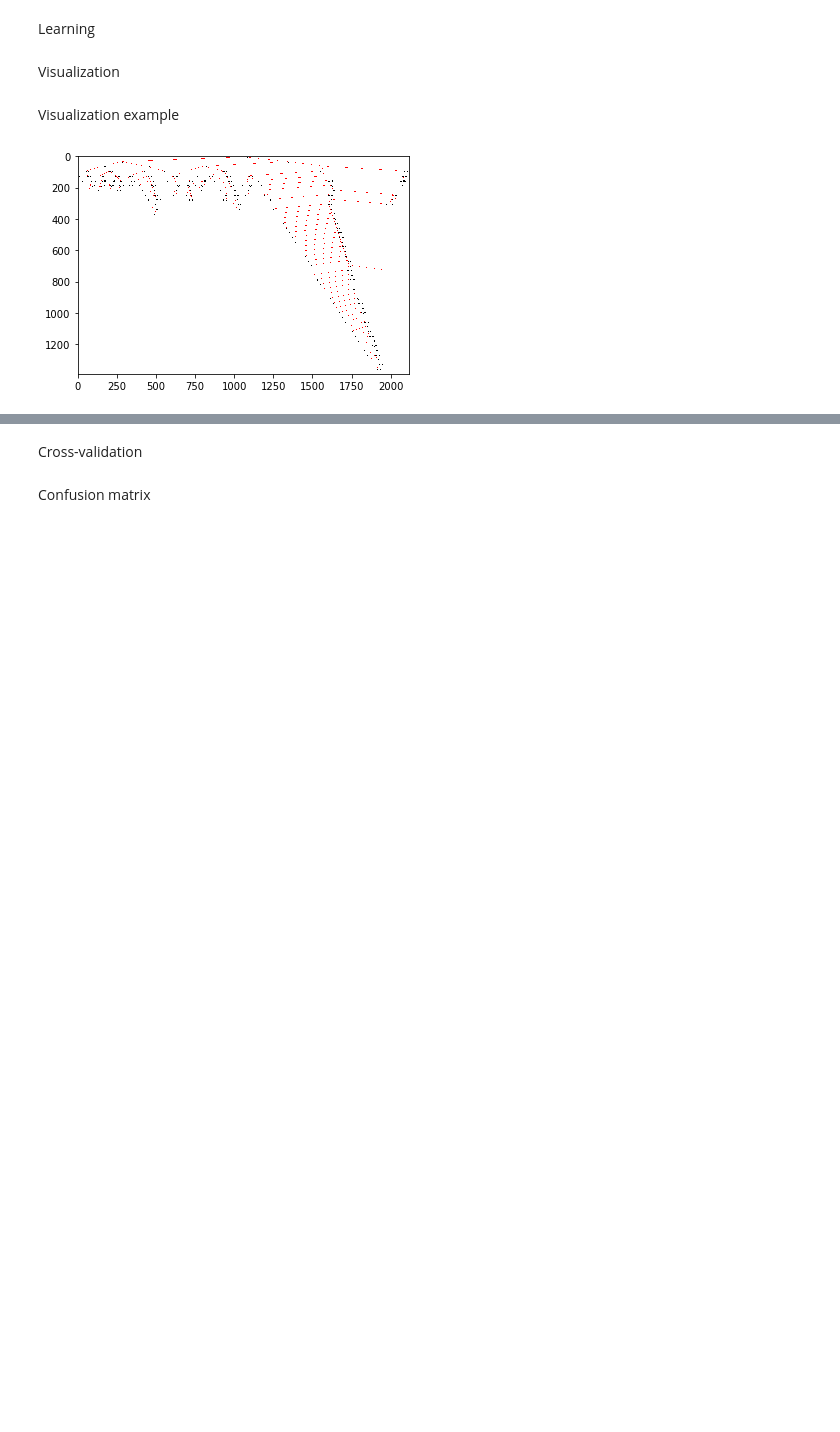
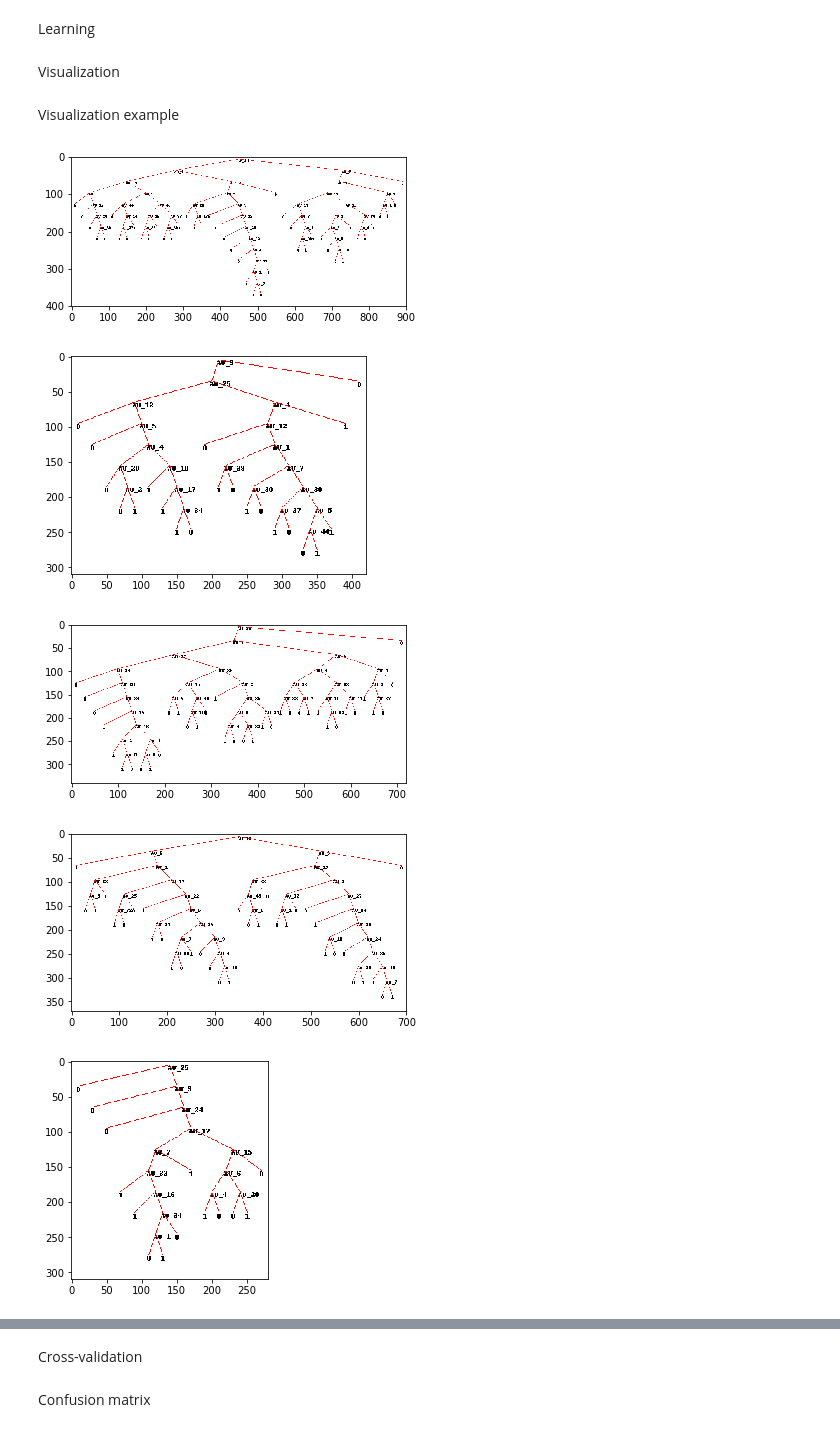
Before and after one commit to Mylak1995/DecisionTree, a Jupyter notebook: notebook/DecisionTree.ipynb, the cells around one changed output, grey strips where cells are left out. Cells and saved outputs as stored; diff of their text form; code cells hidden in the pictures; blank space fills up the shorter version.

Commit message:
Visualisations for all trees done TODO: export to .mat

```diff
--- a/notebook/DecisionTree.ipynb
+++ b/notebook/DecisionTree.ipynb
@@ -234,7 +234,7 @@ def draw_tree(draw, node, x, y):
         draw_tree(draw, node.kids[0], left+wf/2, y+30)
         draw_tree(draw, node.kids[1], right-wt/2, y+30)
 
-def visualize_tree(tree,filename='tree.jpg'):
+def visualize_tree(tree: object, filename: object = 'tree.jpg') -> object:
     w = tree_width(tree) * 20
     h = tree_height(tree) * 30 + 10
     img = Image.new('RGB', (w,h), (255,255,255))
@@ -248,12 +248,20 @@ Visualization example
 # %%
 # NOTE: the visualization is saved to tree.jpg file in the directory where this notebook is,
 #       it has bigger size
 if __name__ == '__main__':
-    emotion = 'anger'
-    examples, targets = load_clean_data()
-    binary_targets = to_binary_targets(targets, emotion)
-    attributes = np.array(['AU_' + str(x+1) for x in range(examples.shape[1])])
-    tree = decision_tree_learning(examples, attributes, binary_targets)
-    visualize_tree(tree)
+    thresholds=[0.04,0.07,0.05,0.05,0.07,0.04]
+    #thresholds=[0,0,0,0,0,0,0]
+    for i in range(6):
+        label=i+1
+        emotion = label_to_string(label)
+        examples, targets = load_clean_data()
+        binary_targets = to_binary_targets(targets, emotion)
+        attributes = np.array(['AU_' + str(x+1) for x in range(examples.shape[1])])
+        tree = decision_tree_learning(examples, attributes, binary_targets,threshold=thresholds[i])
+        visualize_tree(tree,'tree_'+label_to_string(i+1)+'.jpg')
 # %% [output]
-[figure, old version]
+[figure, new version]
+[figure, added]
+[figure, added]
+[figure, added]
+[figure, added]
```
Also changed, not shown: parts of 2 cells of this notebook.
